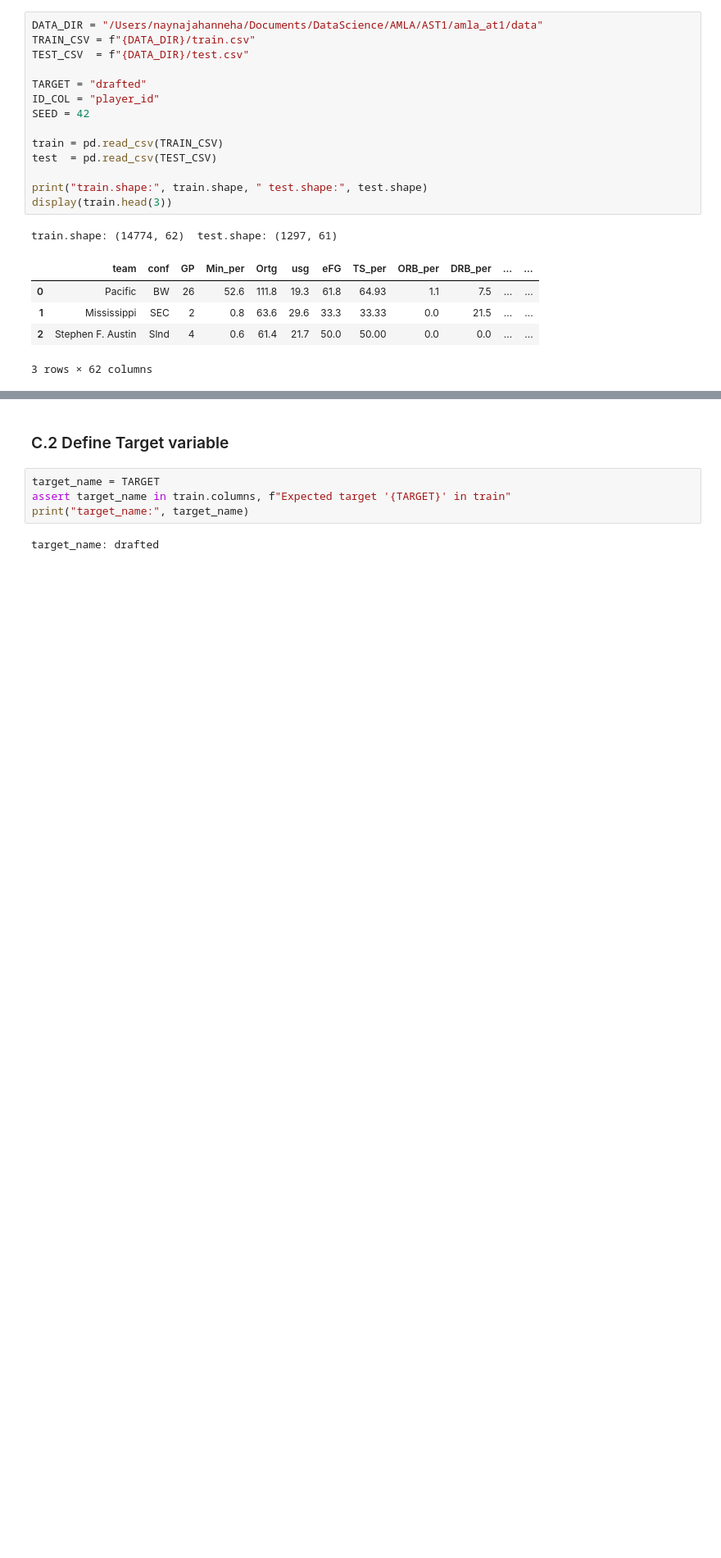
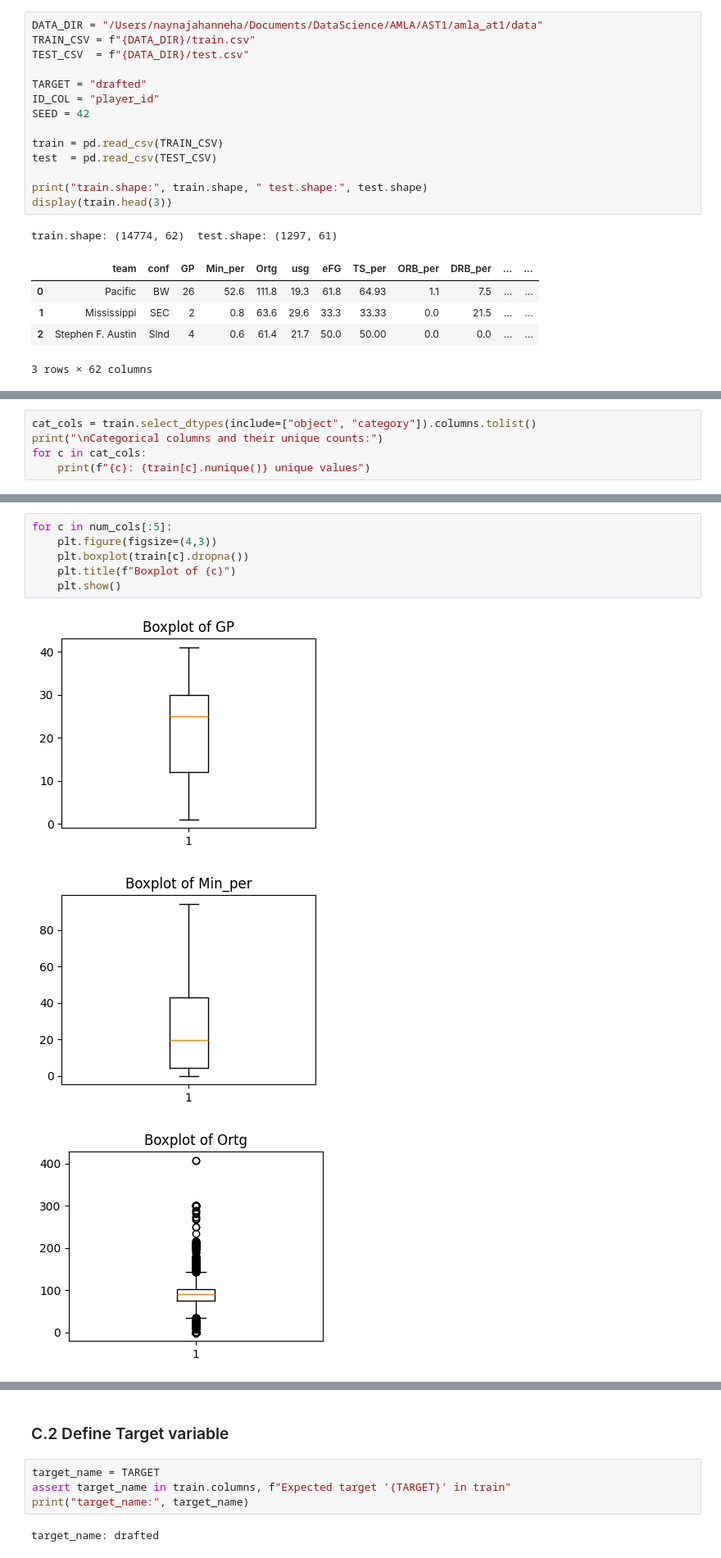
Before and after one commit to NaynaJahan/Performance-Analysis-in-NBA-Draft, a Jupyter notebook: notebooks/36120-25SP-AT1-12-25238736-experiment0.ipynb, the cells around one changed output, grey strips where cells are left out. Shown: that part at 82% size. Cells and saved outputs as stored; diff of their text form; blank space fills up the shorter version.

```diff
--- a/notebooks/36120-25SP-AT1-12-25238736-experiment0.ipynb
+++ b/notebooks/36120-25SP-AT1-12-25238736-experiment0.ipynb
@@ -248,0 +307,5 @@ train.shape: (14774, 62)  test.shape: (1297, 61)
+# %%
+cat_cols = train.select_dtypes(include=["object", "category"]).columns.tolist()
+print("\nCategorical columns and their unique counts:")
+for c in cat_cols:
+    print(f"{c}: {train[c].nunique()} unique values")
@@ -248,0 +337,10 @@ train.shape: (14774, 62)  test.shape: (1297, 61)
+# %%
+for c in num_cols[:5]:
+    plt.figure(figsize=(4,3))
+    plt.boxplot(train[c].dropna())
+    plt.title(f"Boxplot of {c}")
+    plt.show()
+# %% [output]
+[figure, added]
+[figure, added]
+[figure, added]
```
Also changed, not shown: parts of 12 cells of this notebook, 1 other file.
